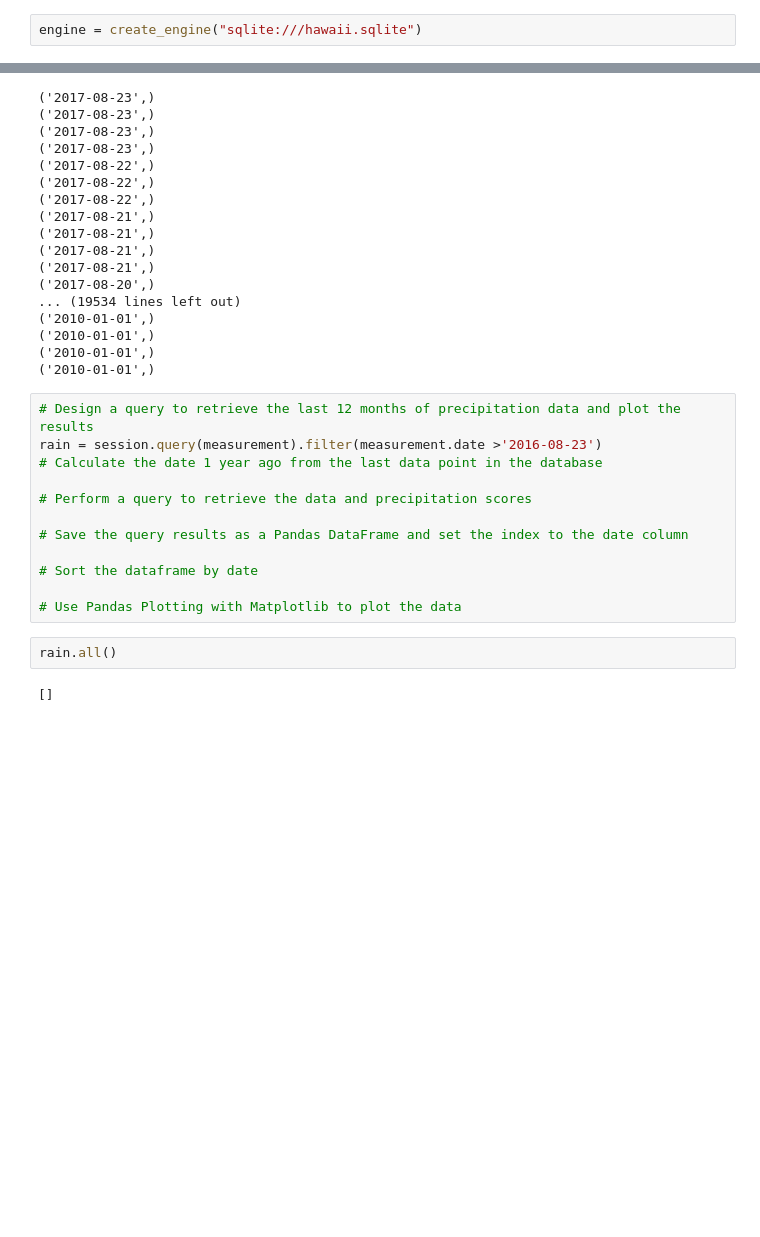
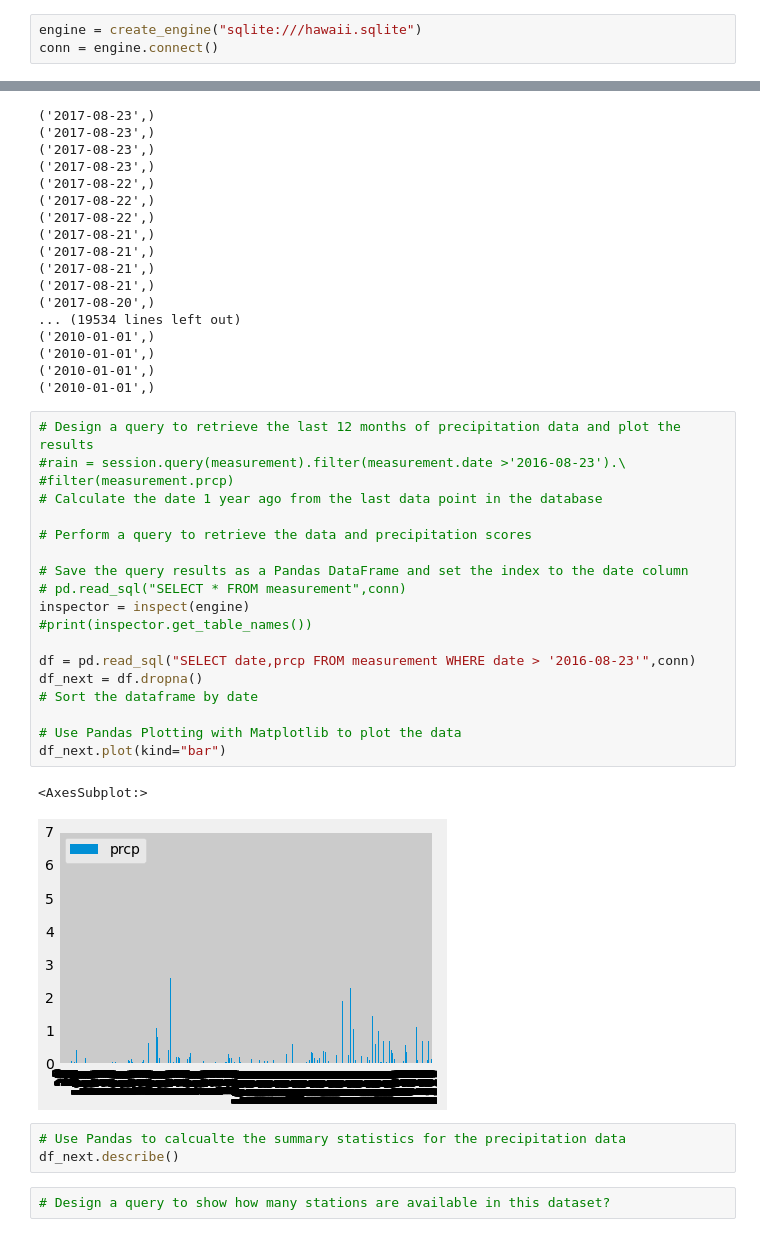
Before and after one commit to write42/sqlalchemy-challenge, a Jupyter notebook: sql_alchemy_hw.ipynb, the cells around one changed output, grey strips where cells are left out. Saved outputs shown, nothing was run; the diff lists cells and outputs as text; blank space fills up the shorter version.

Commit message:
help with plotting

```diff
--- a/sql_alchemy_hw.ipynb
+++ b/sql_alchemy_hw.ipynb
@@ -16,6 +16,7 @@ from sqlalchemy import create_engine, func
 from sqlalchemy import desc
 # %%
 engine = create_engine("sqlite:///hawaii.sqlite")
+conn = engine.connect()
 # %%
 # reflect an existing database into a new model
 
@@ -80,17 +81,28 @@ for x in measurement_last:
 ('2010-01-01',)
 # %%
 # Design a query to retrieve the last 12 months of precipitation data and plot the results
-rain = session.query(measurement).filter(measurement.date >'2016-08-23')
+#rain = session.query(measurement).filter(measurement.date >'2016-08-23').\
+#filter(measurement.prcp)
 # Calculate the date 1 year ago from the last data point in the database
 
 # Perform a query to retrieve the data and precipitation scores
 
 # Save the query results as a Pandas DataFrame and set the index to the date column
+# pd.read_sql("SELECT * FROM measurement",conn)
+inspector = inspect(engine)
+#print(inspector.get_table_names())
 
+df = pd.read_sql("SELECT date,prcp FROM measurement WHERE date > '2016-08-23'",conn)
+df_next = df.dropna()
 # Sort the dataframe by date
 
 # Use Pandas Plotting with Matplotlib to plot the data
+df_next.plot(kind="bar")
+# %% [output]
+<AxesSubplot:>
+[figure, added]
-# %%
-rain.all()
-# %% [output]
-[]
+# %%
+# Use Pandas to calcualte the summary statistics for the precipitation data
+df_next.describe()
+# %%
+# Design a query to show how many stations are available in this dataset?
```
Also changed, not shown: parts of 2 cells of this notebook.
